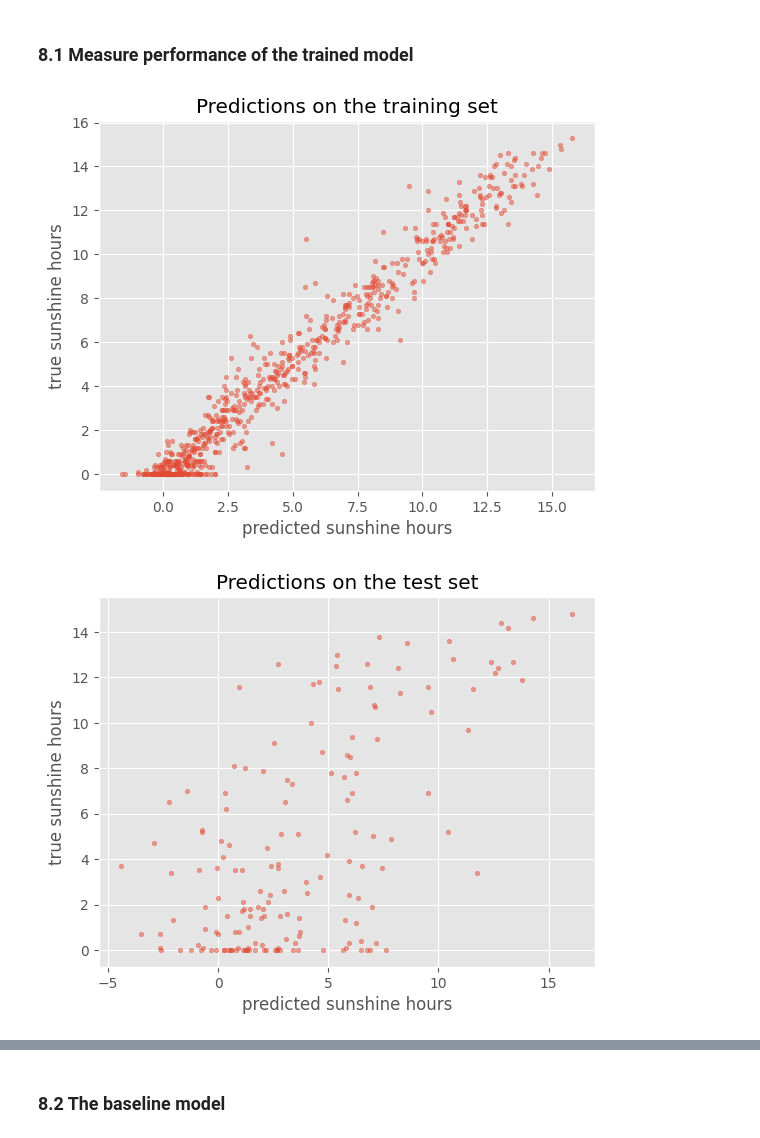
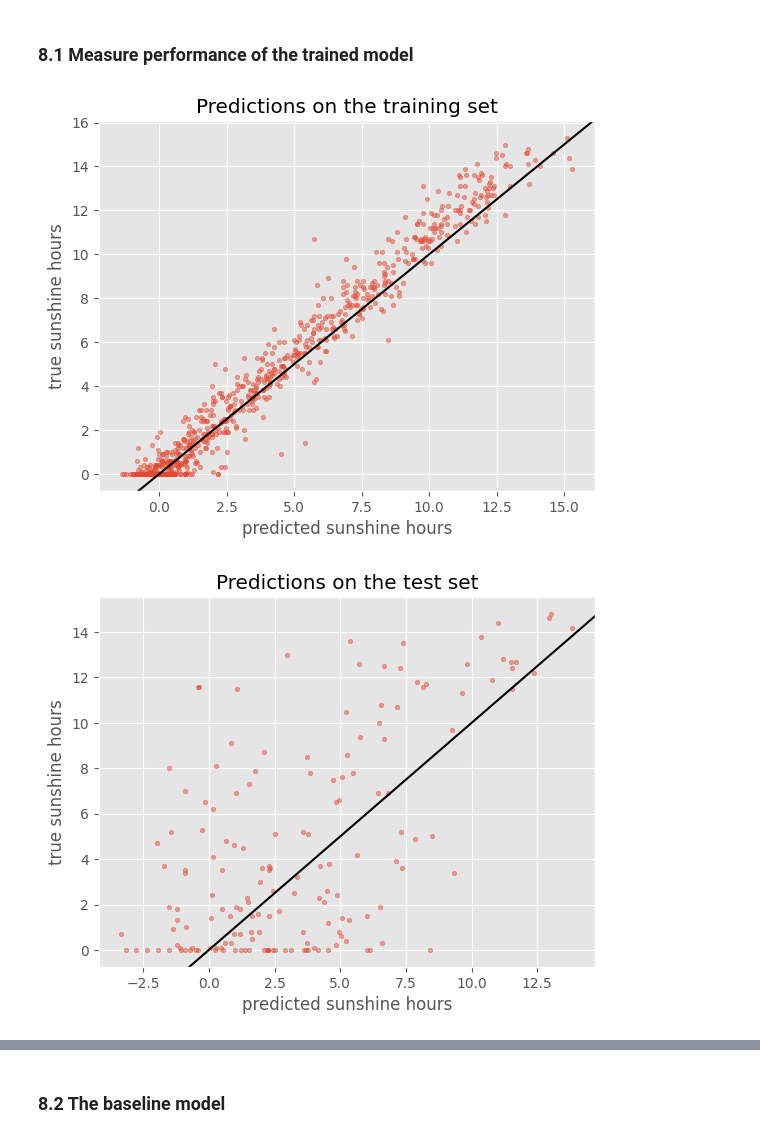
Before and after one commit to mimer-ai/deep-learning-intro, a Jupyter notebook: notebooks/lumi-pytorch/3-MonitorTrainingProcess-PyTorch-WeatherPrediction.ipynb, the cells around one changed output, grey strips where cells are left out. Cells and saved outputs as stored; diff of their text form; code cells hidden in the pictures.

Commit message:
Rerun notebook 3 with PyTorch

```diff
--- a/notebooks/lumi-pytorch/3-MonitorTrainingProcess-PyTorch-WeatherPrediction.ipynb
+++ b/notebooks/lumi-pytorch/3-MonitorTrainingProcess-PyTorch-WeatherPrediction.ipynb
@@ -287,8 +287,8 @@ def eval_epoch(model, data_loader, loss_fn, accumulate=False):
     model.eval()
     running_loss = 0.0
     running_rmse = 0.0
-    y_true_tensor = torch.tensor([])
-    y_pred_tensor = torch.tensor([])
+    y_true_tensor = torch.tensor([]).to(device)
+    y_pred_tensor = torch.tensor([]).to(device)
 
     with torch.no_grad():
         for X_batch, y_batch in data_loader:
@@ -307,7 +307,7 @@ def eval_epoch(model, data_loader, loss_fn, accumulate=False):
 
     eval_loss = running_loss / len(data_loader)
     eval_rmse = running_rmse / len(data_loader)
-    return eval_loss, eval_rmse, y_true_tensor, y_pred_tensor
+    return eval_loss, eval_rmse, y_true_tensor.cpu(), y_pred_tensor.cpu()
 # %%
 model = model.to(device)
 
@@ -347,18 +347,19 @@ _, test_rmse, y_test_true, y_test_predicted = eval_epoch(model, test_dl, loss_fn
 # %%
 def plot_predictions(y_pred, y_true, title):
     plt.style.use('ggplot')  # optional, that's only to define a visual style
     plt.scatter(y_pred, y_true, s=10, alpha=0.5)
+    plt.axline((0,0),slope = 1, color = "black") # plot diagonal reference line
     plt.xlabel("predicted sunshine hours")
     plt.ylabel("true sunshine hours")
     plt.title(title)
 
 plot_predictions(y_train_predicted, y_train_true, title='Predictions on the training set')
 # %% [output]
-[figure, old version]
+[figure, new version]
 # %%
 plot_predictions(y_test_predicted, y_test_true, title='Predictions on the test set')
 # %% [output]
-[figure, old version]
+[figure, new version]
 # %%
 print(f'Train RMSE: {train_rmse:.2f}, Test RMSE: {test_rmse:.2f}')
 # %% [output]
```
Also changed, not shown: parts of 22 cells of this notebook.
